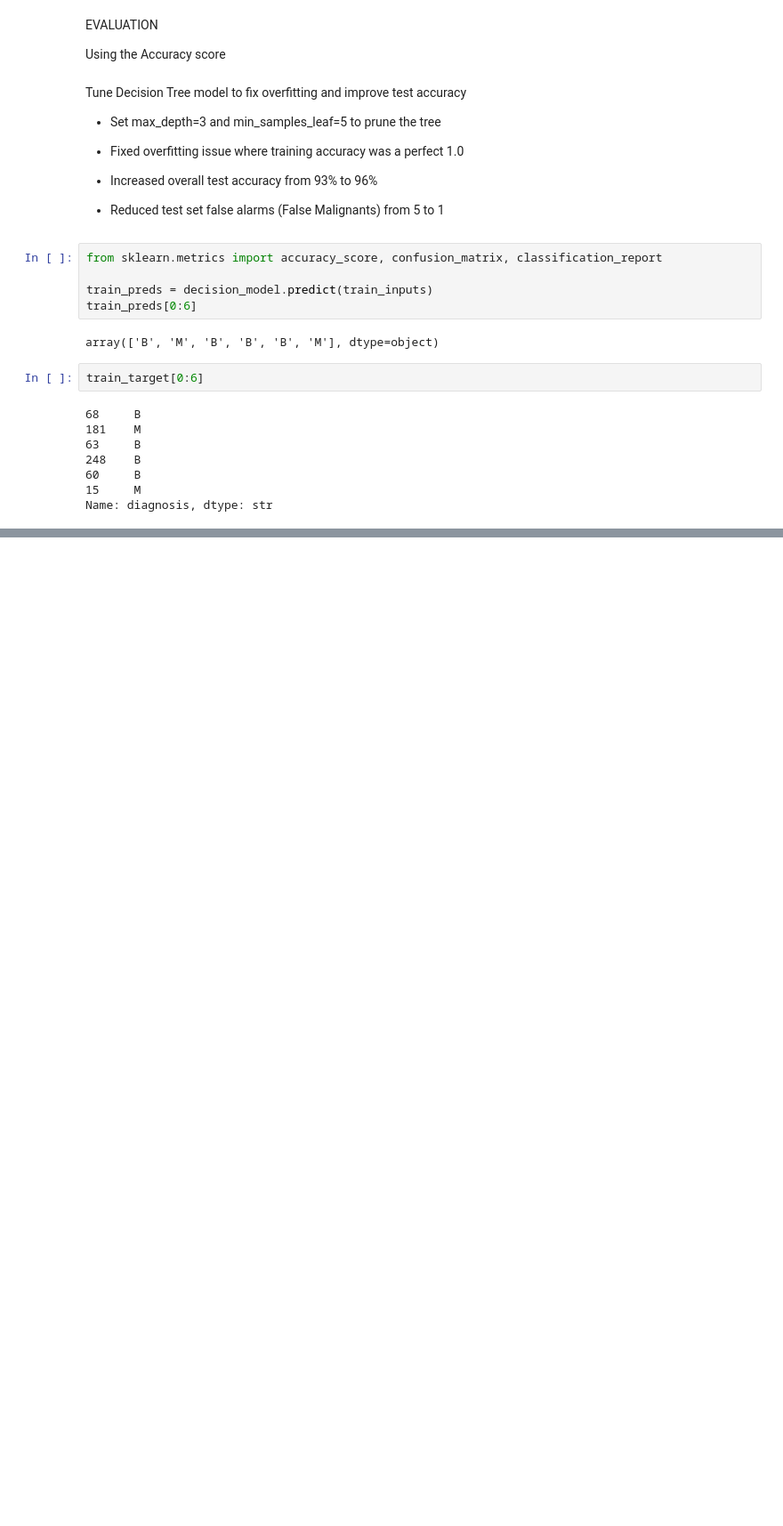
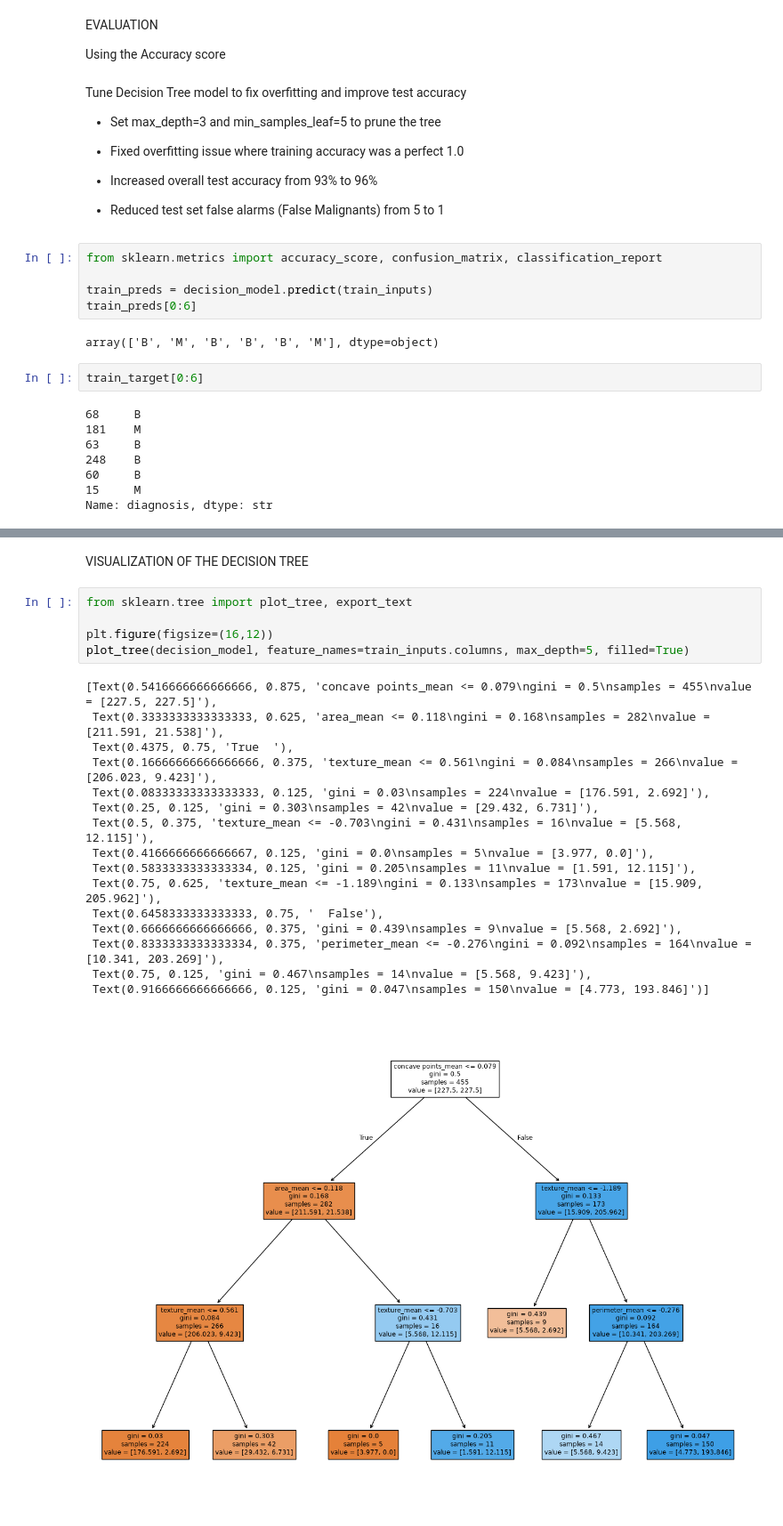
Before and after one commit to popsy-jeff/MACHINE-LEARNING-DECISION-TREES, a Jupyter notebook: Notebooks/Breast_Cancer_prediction_DT_RF.ipynb, the cells around one changed output, grey strips where cells are left out. Shown at 89% size. Drawn from its saved outputs; the diff is of its cells as text; blank space fills up the shorter version.

Commit message:
Visualization of the decision tree

```diff
--- a/Notebooks/Breast_Cancer_prediction_DT_RF.ipynb
+++ b/Notebooks/Breast_Cancer_prediction_DT_RF.ipynb
@@ -329,0 +331,24 @@ weighted avg       0.96      0.96      0.96       114
+# %% [markdown]
+VISUALIZATION OF THE DECISION TREE
+# %%
+from sklearn.tree import plot_tree, export_text
+
+plt.figure(figsize=(16,12))
+plot_tree(decision_model, feature_names=train_inputs.columns, max_depth=5, filled=True)
+# %% [output]
+[Text(0.5416666666666666, 0.875, 'concave points_mean <= 0.079\ngini = 0.5\nsamples = 455\nvalue = [227.5, 227.5]'),
+ Text(0.3333333333333333, 0.625, 'area_mean <= 0.118\ngini = 0.168\nsamples = 282\nvalue = [211.591, 21.538]'),
+ Text(0.4375, 0.75, 'True  '),
+ Text(0.16666666666666666, 0.375, 'texture_mean <= 0.561\ngini = 0.084\nsamples = 266\nvalue = [206.023, 9.423]'),
+ Text(0.08333333333333333, 0.125, 'gini = 0.03\nsamples = 224\nvalue = [176.591, 2.692]'),
+ Text(0.25, 0.125, 'gini = 0.303\nsamples = 42\nvalue = [29.432, 6.731]'),
+ Text(0.5, 0.375, 'texture_mean <= -0.703\ngini = 0.431\nsamples = 16\nvalue = [5.568, 12.115]'),
+ Text(0.4166666666666667, 0.125, 'gini = 0.0\nsamples = 5\nvalue = [3.977, 0.0]'),
+ Text(0.5833333333333334, 0.125, 'gini = 0.205\nsamples = 11\nvalue = [1.591, 12.115]'),
+ Text(0.75, 0.625, 'texture_mean <= -1.189\ngini = 0.133\nsamples = 173\nvalue = [15.909, 205.962]'),
+ Text(0.6458333333333333, 0.75, '  False'),
+ Text(0.6666666666666666, 0.375, 'gini = 0.439\nsamples = 9\nvalue = [5.568, 2.692]'),
+ Text(0.8333333333333334, 0.375, 'perimeter_mean <= -0.276\ngini = 0.092\nsamples = 164\nvalue = [10.341, 203.269]'),
+ Text(0.75, 0.125, 'gini = 0.467\nsamples = 14\nvalue = [5.568, 9.423]'),
+ Text(0.9166666666666666, 0.125, 'gini = 0.047\nsamples = 150\nvalue = [4.773, 193.846]')]
+[figure, added]
```
Also changed, not shown: parts of 5 cells of this notebook.
